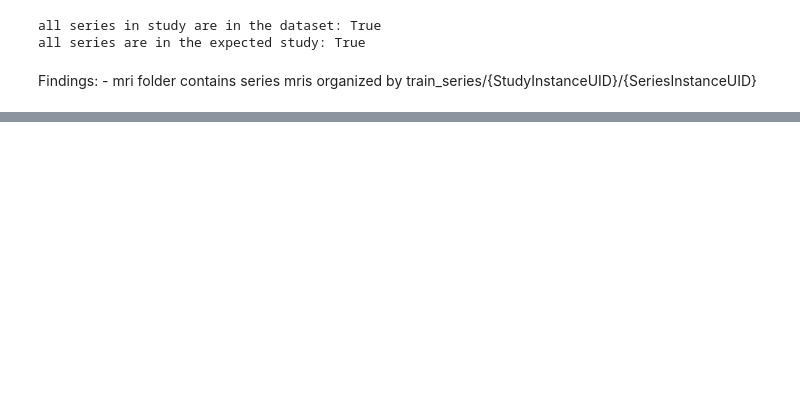
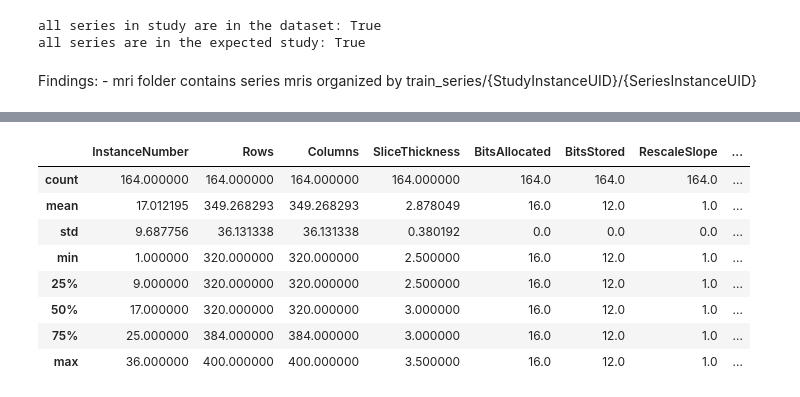
Before and after one commit to paramtully/RSNA-Knee-Abnormality-Detection, a Jupyter notebook: analysis.ipynb, the cells around one changed output, grey strips where cells are left out. Saved outputs shown, nothing was run; the diff lists cells and outputs as text; code cells hidden in the pictures; blank space fills up the shorter version.

```diff
--- a/analysis.ipynb
+++ b/analysis.ipynb
@@ -327,3 +327,41 @@ all series are in the expected study: True
 # %% [markdown]
 Findings:
     - mri folder contains series mris organized by train_series/{StudyInstanceUID}/{SeriesInstanceUID}
+# %%
+# viewing metadata of mris
+import pydicom
+
+study_dir = Path(DATA_DIR / "train_series" / studyId)
+files = list(study_dir.rglob("*.dcm"))
+
+slice_meta_rows = []
+
+for file in files:
+    ds = pydicom.dcmread(file)
+    row = {}
+
+    ids = str(file).split('/')
+    row['path'] = file
+    row['StudyInstanceUID'] = ids[1]
+    row['SeriesInstanceUID'] = ids[2]
+    row['SOPInstanceUID'] = ids[3]
+
+    for tag in [
+    "InstanceNumber", "Rows", "Columns", "PixelSpacing", "SliceThickness",
+    "PhotometricInterpretation", "BitsAllocated", "BitsStored",
+    "RescaleSlope", "RescaleIntercept",
+    ]:
+        row[tag] = getattr(ds, tag, '<missing>')
+    pixels = ds.pixel_array
+    row['dtype'] = pixels.dtype
+    row['min'] = pixels.min()
+    row['max'] = pixels.max()
+
+    slice_meta_rows.append(row)
+
+slice_meta = pd.DataFrame(slice_meta_rows)
+
+display(slice_meta.groupby("SeriesInstanceUID").head(1))
+
+display(slice_meta.describe())
+# %% [output]
@@ -329,0 +374,9 @@ Findings:
+|  | InstanceNumber | Rows | Columns | SliceThickness | BitsAllocated | BitsStored | RescaleSlope | ... |
+| count | 164.000000 | 164.000000 | 164.000000 | 164.000000 | 164.0 | 164.0 | 164.0 | ... |
+| mean | 17.012195 | 349.268293 | 349.268293 | 2.878049 | 16.0 | 12.0 | 1.0 | ... |
+| std | 9.687756 | 36.131338 | 36.131338 | 0.380192 | 0.0 | 0.0 | 0.0 | ... |
+| min | 1.000000 | 320.000000 | 320.000000 | 2.500000 | 16.0 | 12.0 | 1.0 | ... |
+| 25% | 9.000000 | 320.000000 | 320.000000 | 2.500000 | 16.0 | 12.0 | 1.0 | ... |
+| 50% | 17.000000 | 320.000000 | 320.000000 | 3.000000 | 16.0 | 12.0 | 1.0 | ... |
+| 75% | 25.000000 | 384.000000 | 384.000000 | 3.000000 | 16.0 | 12.0 | 1.0 | ... |
+| max | 36.000000 | 400.000000 | 400.000000 | 3.500000 | 16.0 | 12.0 | 1.0 | ... |
```
Also changed, not shown: parts of 4 cells of this notebook, 1 other file.
